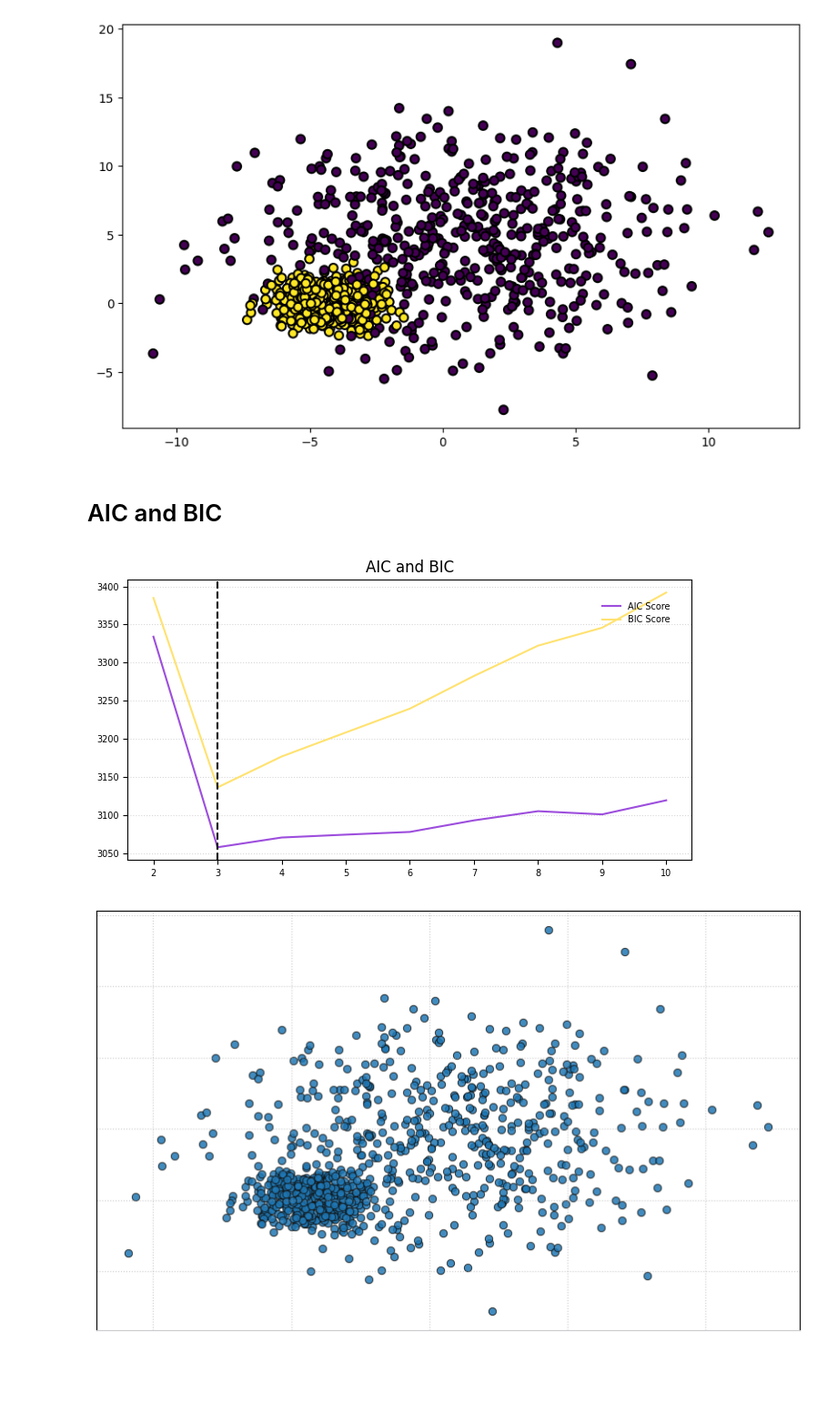
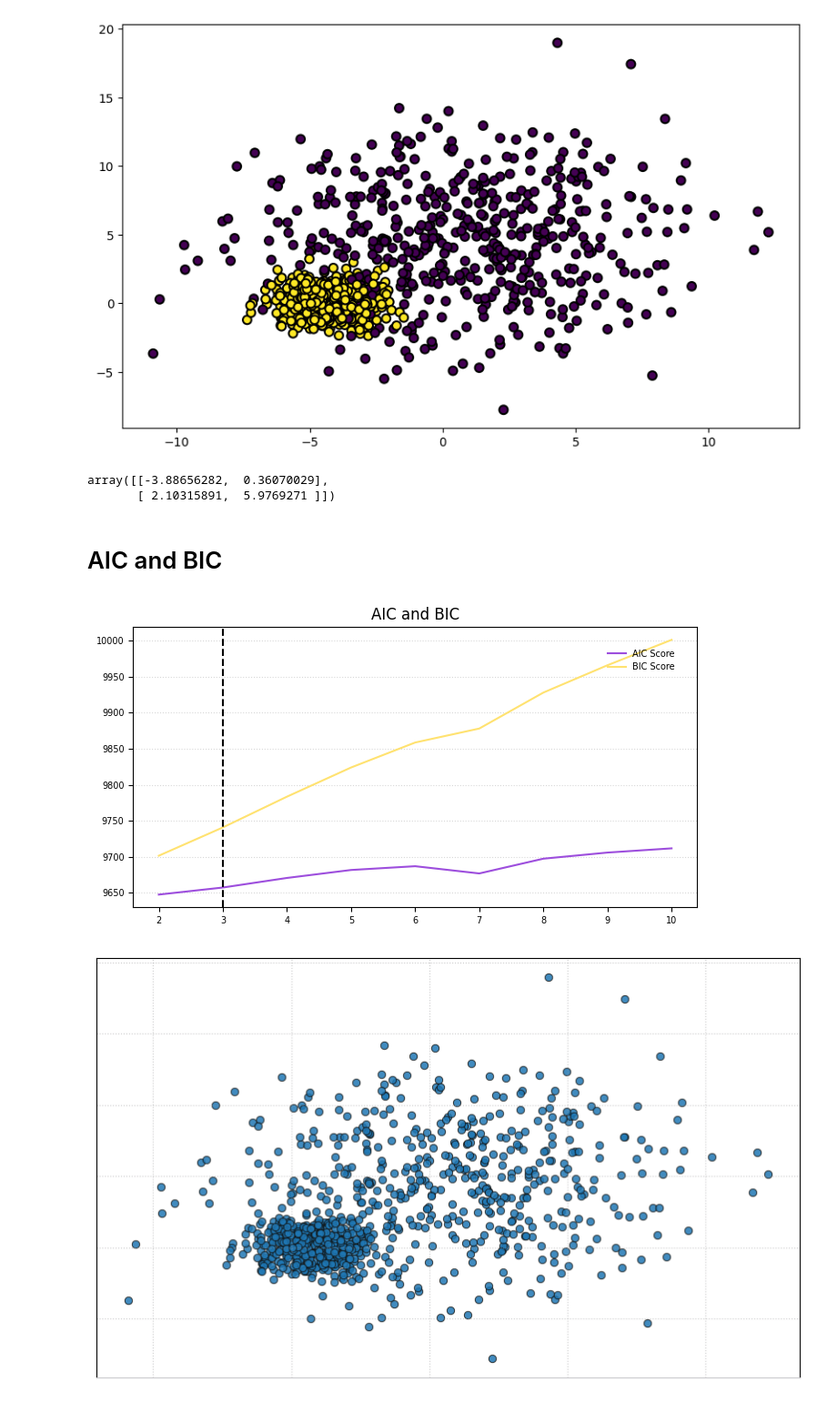
Before and after one commit to DandiMahendris/Gaussian-mixture-from-scratch, a Jupyter notebook: test.ipynb, the cells around one changed output. Shown at 91% size. Drawn from its saved outputs; the diff is of its cells as text; code cells hidden in the pictures; blank space fills up the shorter version.

```diff
--- a/test.ipynb
+++ b/test.ipynb
@@ -30,8 +50,10 @@ from gaussian_mixture import GaussianMixture
 from sklearn.decomposition import PCA
 # %%
 gm = GaussianMixture(n_components=2, init_params='k-means++', random_state=42, n_init=10)
-# %%
-y_gmix = gm.fit_predict(X)
+# %%
+gm.fit(X)
+
+y_gmix = gm.predict(X)
 # %%
 from sklearn.cluster import KMeans
 
@@ -40,31 +62,36 @@ km = KMeans(n_clusters=2, random_state=42, n_init=10, init='k-means++')
 km.fit(X)
 
 y_kmeans = km.predict(X)
+# %%
+km.cluster_centers_
+# %% [output]
+array([[-3.88656282,  0.36070029],
+       [ 2.10315891,  5.9769271 ]])
 # %% [markdown]
 # AIC and BIC
 # %%
 aic = []
 bic = []
 
 
 for i in range(2,11):
     gm = GaussianMixture(n_components=i, init_params='k-means++', random_state=42)
-    gm.fit(clean_df)
-    aic.append([i, gm.aic(clean_df)])
-    bic.append([i, gm.bic(clean_df)])
+    gm.fit(X)
+    aic.append([i, gm.aic(X)])
+    bic.append([i, gm.bic(X)])
 
 fig, ax = plt.subplots(figsize=(8, 4))
 
 ax.plot([list[0] for list in aic], [list[1] for list in aic], color='#9D4EDD', label='AIC Score')
 ax.plot([list[0] for list in bic], [list[1] for list in bic], color='#FFE270', label='BIC Score')
 ax.legend(loc='upper right', borderpad=2, frameon=False, fontsize=7)
 ax.set_title('AIC and BIC')
 ax.tick_params(labelsize=7)
 ax.grid(axis='x', alpha=0)
 ax.grid(axis='y', alpha=0.5, linestyle='dotted')
 ax.axvline(x=3, linestyle='dashed', color='k')
 
 plt.show()
 # %% [output]
-[figure, old version]
+[figure, new version]
 # %%
```
Also changed, not shown: parts of 3 cells of this notebook.
